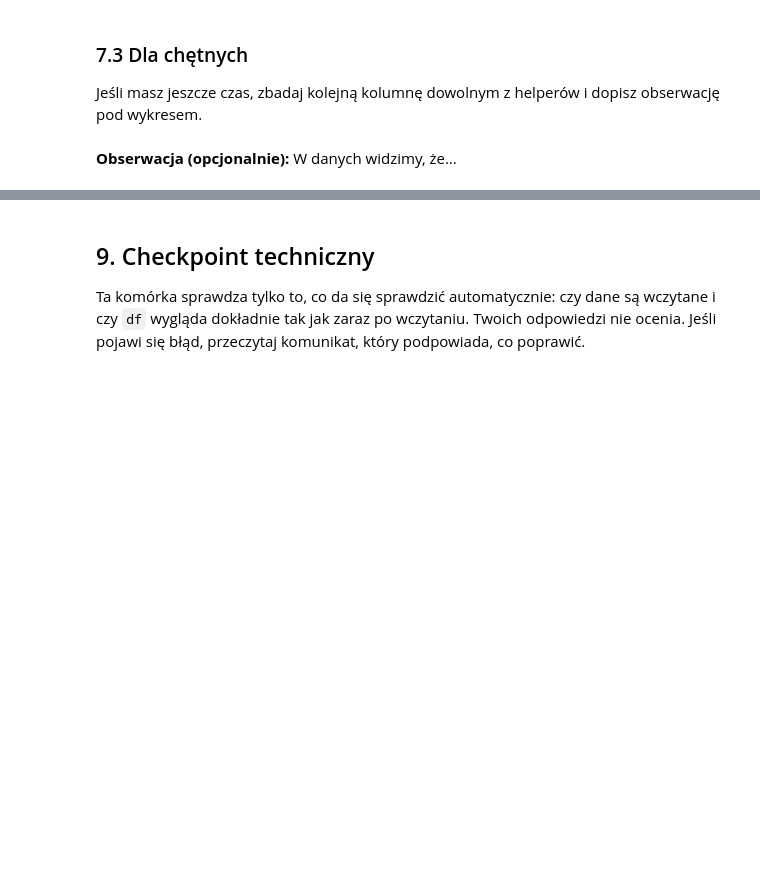
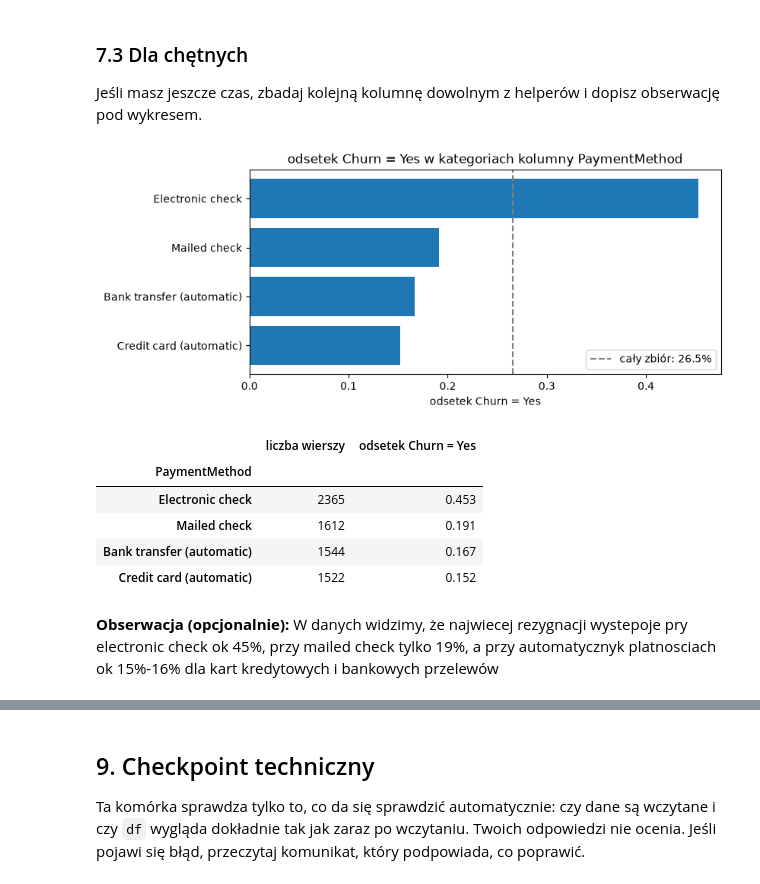
Before and after one commit to S30488/S30488_Jakub_Okurowski, a Jupyter notebook: notebooks/01_onboarding_eda.ipynb, the cells around one changed output, grey strips where cells are left out. Cells and saved outputs as stored; diff of their text form; code cells hidden in the pictures; blank space fills up the shorter version.

```diff
--- a/notebooks/01_onboarding_eda.ipynb
+++ b/notebooks/01_onboarding_eda.ipynb
@@ -509,9 +538,18 @@ plot_category_by_target(df, categorical_column, TARGET)
 
 Jeśli masz jeszcze czas, zbadaj kolejną kolumnę dowolnym z helperów i dopisz obserwację pod wykresem.
 # %%
+plot_category_by_target(df, "PaymentMethod", TARGET)
 # TODO (opcjonalnie): wywołaj jeden z helperów dla kolejnej kolumny.
+# %% [output]
+[figure, added]
+|  | liczba wierszy | odsetek Churn = Yes |
+| PaymentMethod |  |  |
+| Electronic check | 2365 | 0.453 |
+| Mailed check | 1612 | 0.191 |
+| Bank transfer (automatic) | 1544 | 0.167 |
+| Credit card (automatic) | 1522 | 0.152 |
 # %% [markdown]
-**Obserwacja (opcjonalnie):** W danych widzimy, że…
+**Obserwacja (opcjonalnie):** W danych widzimy, że najwiecej rezygnacji wystepoje pry electronic check ok 45%, przy mailed check tylko 19%, a przy automatycznyk platnosciach ok 15%-16% dla kart kredytowych i bankowych przelewów
 # %% [markdown]
 ## 8. Pytania kontrolne (ok. 5 min)
 
```
Also changed, not shown: parts of 11 cells of this notebook.
